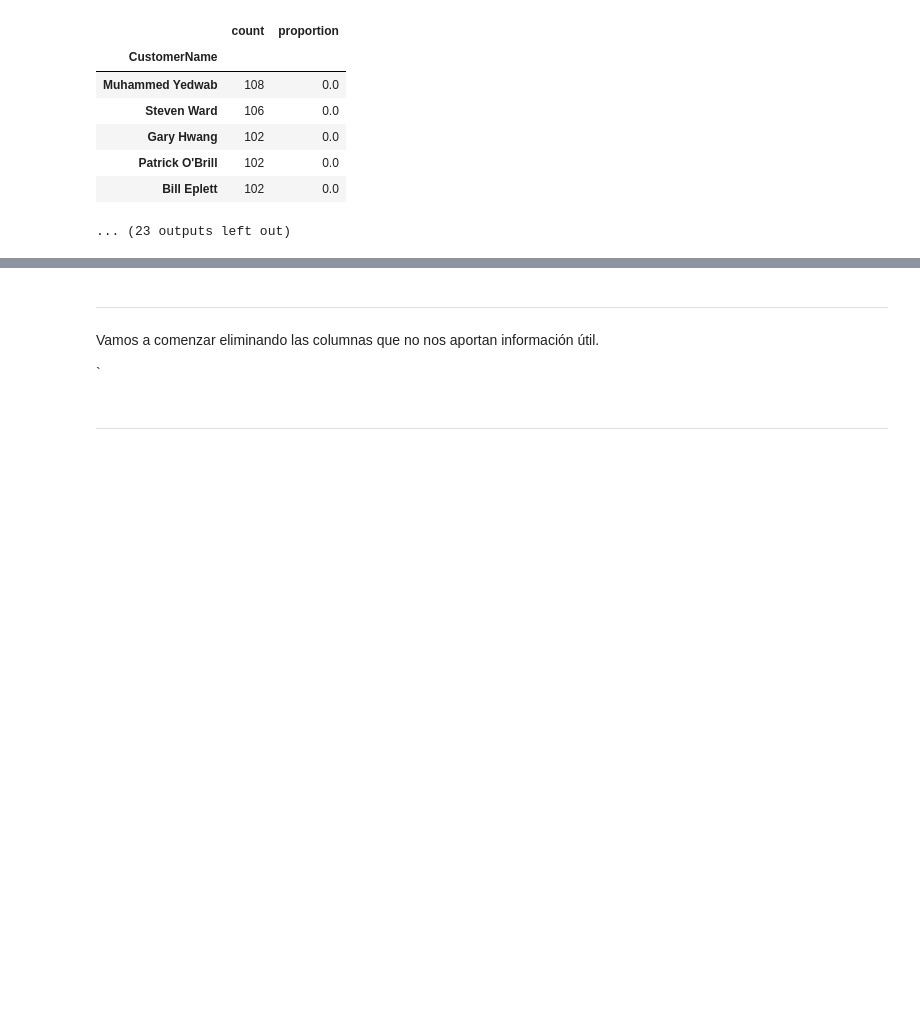
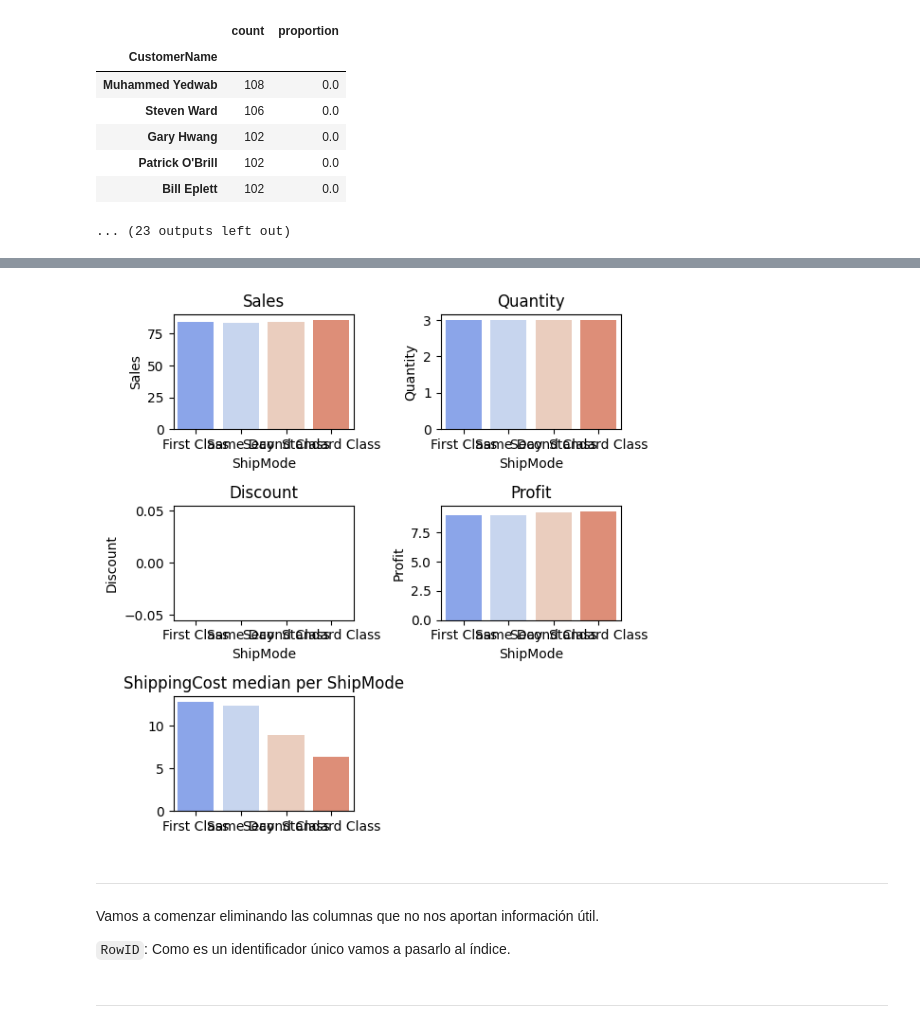
Before and after one commit to SupernovaIa/Proyecto-9-Global-Trade-Insights-Clustering-and-Regression, a Jupyter notebook: notebook/01-EDA.ipynb, the cells around one changed output, grey strips where cells are left out. Drawn from its saved outputs; the diff is of its cells as text; code cells hidden in the pictures; blank space fills up the shorter version.

```diff
--- a/notebook/01-EDA.ipynb
+++ b/notebook/01-EDA.ipynb
@@ -222,0 +278,2 @@ The number of unique values for this category is 795
+# %%
+num_cols = ['Sales', 'Quantity', 'Discount', 'Profit', 'ShippingCost']
@@ -223,6 +340,10 @@ The number of unique values for this category is 795
+# %%
+plot_groupby(df, 'ShipMode', num_cols, size=(6, 6), method='median')
+# %% [output]
+[figure, added]
 # %% [markdown]
 ---
 # %% [markdown]
 Vamos a comenzar eliminando las columnas que no nos aportan información útil.
 
-`
+`RowID`: Como es un identificador único vamos a pasarlo al índice.
```
Also changed, not shown: parts of 97 cells of this notebook, 1 other file.
